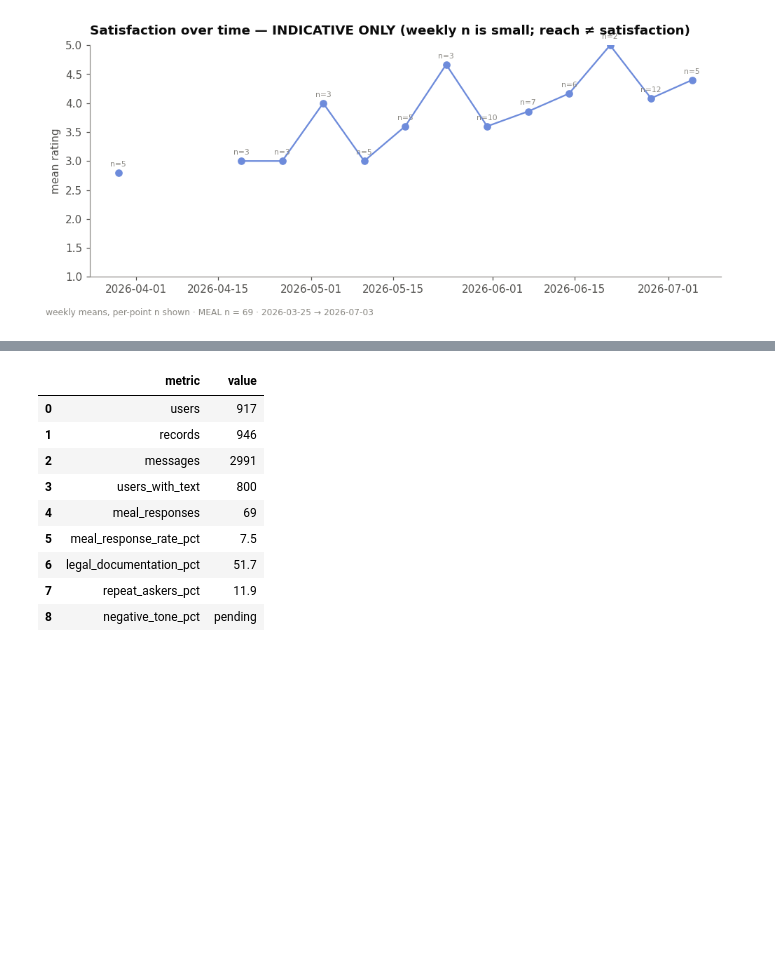
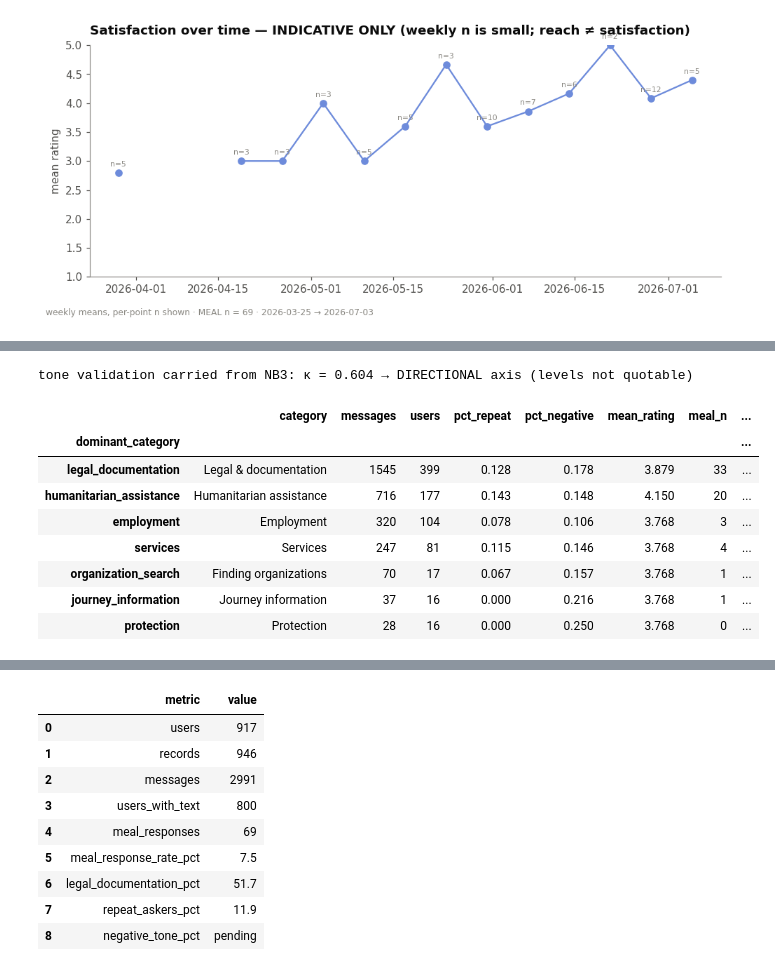
Before and after one commit to DiversaStudio/chatbot_methodology_mmc, a Jupyter notebook: notebooks/02_demand_behaviour_experience.ipynb, the cells around one changed output, grey strips where cells are left out. Cells and saved outputs as stored; diff of their text form; code cells hidden in the pictures; blank space fills up the shorter version.

```diff
--- a/notebooks/02_demand_behaviour_experience.ipynb
+++ b/notebooks/02_demand_behaviour_experience.ipynb
@@ -247,0 +264,29 @@ plt.tight_layout(); plt.show()
+# %%
+from sami import nlp, validation
+
+# Same compute path as NB3 — sentiment is defined once, in sami.nlp.
+sent = nlp.sentiment_messages(SD.messages)
+
+# 'unclassified' is a data-quality bucket, not a need MMC can act on: it has no owner,
+# no content roadmap and no referral. Including it would put a labelling artifact in a
+# prioritisation figure, so it is excluded here (it stays visible in §1's demand mix).
+msgs_pm = SD.messages[SD.messages["dominant_category"] != "unclassified"]
+neg_by_cat = metrics.negative_by_category(msgs_pm, sent)
+
+# Inherit NB3's validation verdict rather than restating it by hand.
+_analyst = pd.read_csv("../validation/tone_labels_analyst.csv", encoding="utf-8")
+_rep = validation.validation_report(_analyst["label_analyst"],
+                                    sent.loc[_analyst["message_id"], "label"])
+TONE_GATE = _rep["gate_passed"]
+print(f"tone validation carried from NB3: κ = {_rep['kappa']:.3f} → "
+      f"{'rates quotable' if TONE_GATE else 'DIRECTIONAL axis (levels not quotable)'}")
+
+# MEAL needs the user's dominant category to contribute a per-category rating.
+meal_cat = (meal.assign(rating_num=meal["usefulness_rating"].map(RATING_NUM))
+                .merge(SD.responses[["user_id", "dominant_category"]].drop_duplicates("user_id"),
+                       on="user_id", how="left"))
+pm = metrics.priority_matrix_frame(msgs_pm, meal_cat, neg_by_category=neg_by_cat)
+pm.assign(category=[CAT_EN.get(i, i) for i in pm.index])[
+    ["category", "messages", "users", "pct_repeat", "pct_negative", "mean_rating",
+     "meal_n", "rating_is_fallback", "unmet_need"]].round(3)
+# %% [output]
@@ -247,0 +294,10 @@ plt.tight_layout(); plt.show()
+tone validation carried from NB3: κ = 0.604 → DIRECTIONAL axis (levels not quotable)
+|  | category | messages | users | pct_repeat | pct_negative | mean_rating | meal_n | ... |
+| dominant_category |  |  |  |  |  |  |  | ... |
+| legal_documentation | Legal & documentation | 1545 | 399 | 0.128 | 0.178 | 3.879 | 33 | ... |
+| humanitarian_assistance | Humanitarian assistance | 716 | 177 | 0.143 | 0.148 | 4.150 | 20 | ... |
+| employment | Employment | 320 | 104 | 0.078 | 0.106 | 3.768 | 3 | ... |
+| services | Services | 247 | 81 | 0.115 | 0.146 | 3.768 | 4 | ... |
+| organization_search | Finding organizations | 70 | 17 | 0.067 | 0.157 | 3.768 | 1 | ... |
+| journey_information | Journey information | 37 | 16 | 0.000 | 0.216 | 3.768 | 1 | ... |
+| protection | Protection | 28 | 16 | 0.000 | 0.250 | 3.768 | 0 | ... |
```
Also changed, not shown: parts of 6 cells of this notebook, 2 other files.
